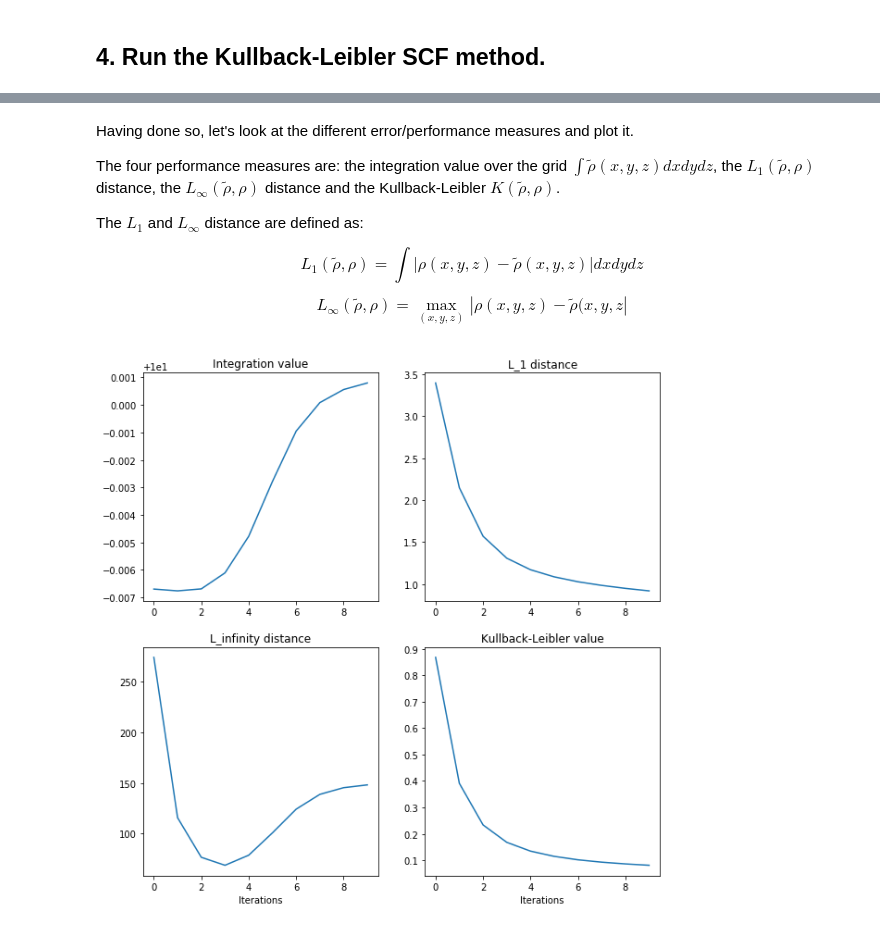
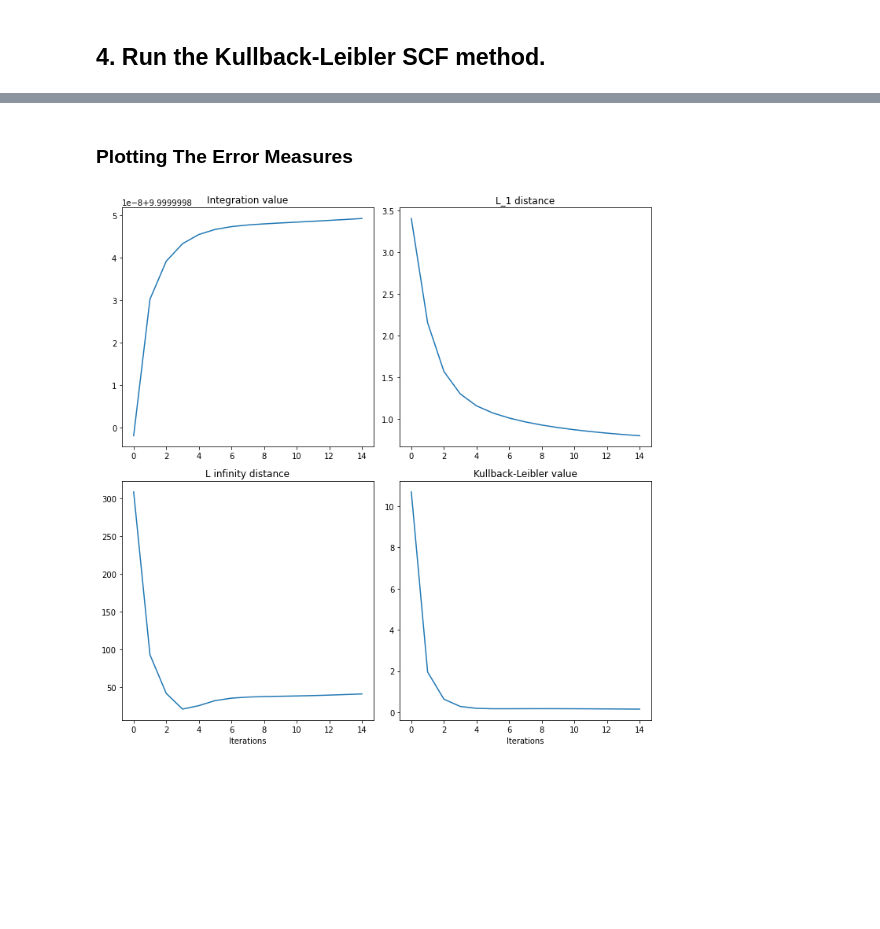
Before and after one commit to theochem/BFit, a Jupyter notebook: examples/molecular_density.ipynb, the cells around one changed output, grey strips where cells are left out. Saved outputs shown, nothing was run; the diff lists cells and outputs as text; code cells hidden in the pictures; blank space fills up the shorter version.

Commit message:
Update molecular fitting script

```diff
--- a/examples/molecular_density.ipynb
+++ b/examples/molecular_density.ipynb
@@ -36,8 +47,0 @@ Now, having the grid, we will need to put values of $\rho(x, y, z)$ on a grid. T
-# %%
-import chemtools
-from chemtools.wrappers.molecule import Molecule
-
-mol = Molecule.from_file(r"../bfit/data/examples/h2o_ub3lyp_6311g.fchk")
-density = mol.compute_density(grid.points)
-print("The Coordinates of water are: ", mol.coordinates)
-print("The integration is: ", grid.integrate(density))
@@ -56,0 +48,10 @@ Initialized: <horton.gbasis.cext.GOBasis object at 0x...>
+# %%
+from gbasis.wrappers import from_iodata
+from gbasis.evals.density import evaluate_density
+
+# Load Contraction Shells and evaluate electron density.
+basis, coord_types = from_iodata(mol)
+density = evaluate_density(mol.one_rdms["scf"], basis, grid.points, coord_type=coord_types)
+
+# The integration of electron density of water should match the sum of atomic numbers.
+print("The integration of electron density is: ", grid.integrate(density))
@@ -70,7 +73,7 @@ from bfit.model import MolecularGaussianDensity
 # we want for oxygen, hydrogen and other hydrogen.
 numb_basis = np.array([[7, 3], [3, 0], [3, 0]])
 
-model = MolecularGaussianDensity(grid.points, mol.coordinates, numb_basis, normalize=True)
+model = MolecularGaussianDensity(grid.points, mol.atcoords, numb_basis, normalize=True)
 # %% [markdown]
 ## 4. Run the Kullback-Leibler SCF method.
 # %% [markdown]
@@ -100,5 +109,5 @@ coeffs_h2o = np.array(c_o + c_h1  + c_h2)
 exps_h2o = np.array(e_o + c_h1 + c_h2)
 
 # Run the algorithm.
-results = fit.run(coeffs_h2o, exps_h2o, maxiter=10, c_threshold=1e-3,
-                  e_threshold=1e-4, d_threshold=1e-6)
+results = fit.run(coeffs_h2o, exps_h2o, maxiter=15, c_threshold=1e-3,
+                  e_threshold=1e-4, d_threshold=1e-6, disp=True)
@@ -105,29 +132,21 @@ results = fit.run(coeffs_h2o, exps_h2o, maxiter=10, c_threshold=1e-3,
-# %% [markdown]
-Having done so, let's look at the different error/performance measures and plot it.
-
-The four performance measures are: the integration value over the grid $\int \tilde{\rho}(x, y, z) dx dy dz$,
-the $L_1(\tilde{\rho}, \rho)$ distance, the $L_\infty(\tilde{\rho}, \rho)$ distance and the Kullback-Leibler $K(\tilde{\rho}, \rho)$.
-
-The $L_1$ and $L_\infty$ distance are defined as:
-
-$$L_1(\tilde{\rho}, \rho) = \int |\rho(x, y, z) - \tilde{\rho}(x, y, z)|dx dy dz$$
-
-$$ L_\infty(\tilde{\rho}, \rho) = \max_{(x, y, z)} |\rho(x, y, z) - \tilde{\rho}(x, y, z|$$
+# %% [markdown]
+### Plotting The Error Measures
 # %%
 # Plot the error measures.
 import matplotlib.pyplot as plt
+
 fig, axs = plt.subplots(2, 2, figsize=(10,10))
 axs[0, 0].plot(results["performance"][:, 0])
 axs[0, 0].set_title("Integration value")
 axs[0, 1].plot(results["performance"][:, 1])
 axs[0, 1].set_title("L_1 distance")
 axs[1, 0].plot(results["performance"][:, 2])
-axs[1, 0].set_title("L_infinity distance")
+axs[1, 0].set_title("L infinity distance")
 axs[1, 1].plot(results["performance"][:, 3])
 axs[1, 1].set_title("Kullback-Leibler value")
-
 for ax in fig.get_axes()[2:]:
     ax.set(xlabel='Iterations')
+plt.tight_layout()
 plt.show()
 # %% [output]
-[figure, old version]
+[figure, new version]
```
Also changed, not shown: parts of 11 cells of this notebook.
